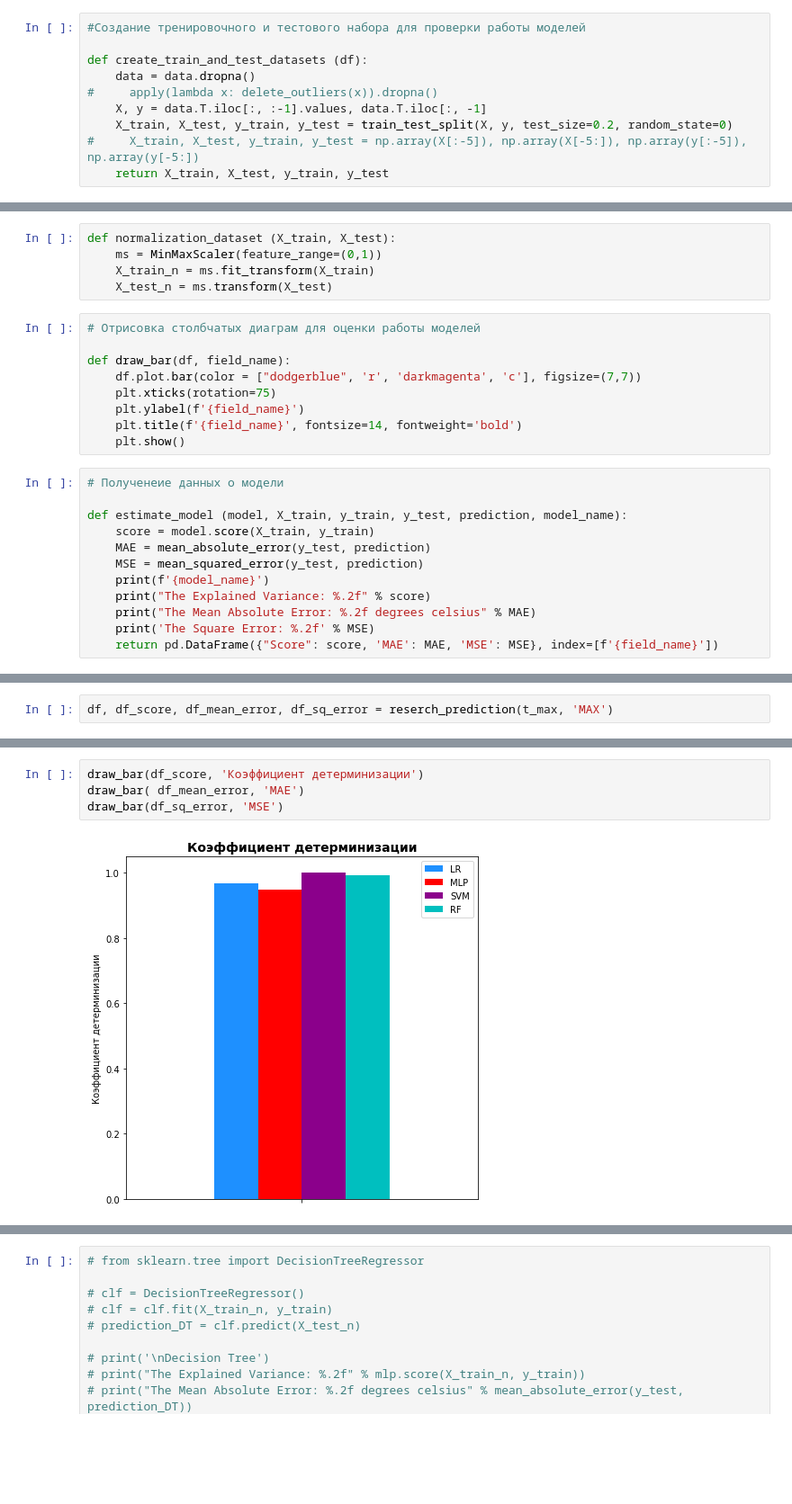
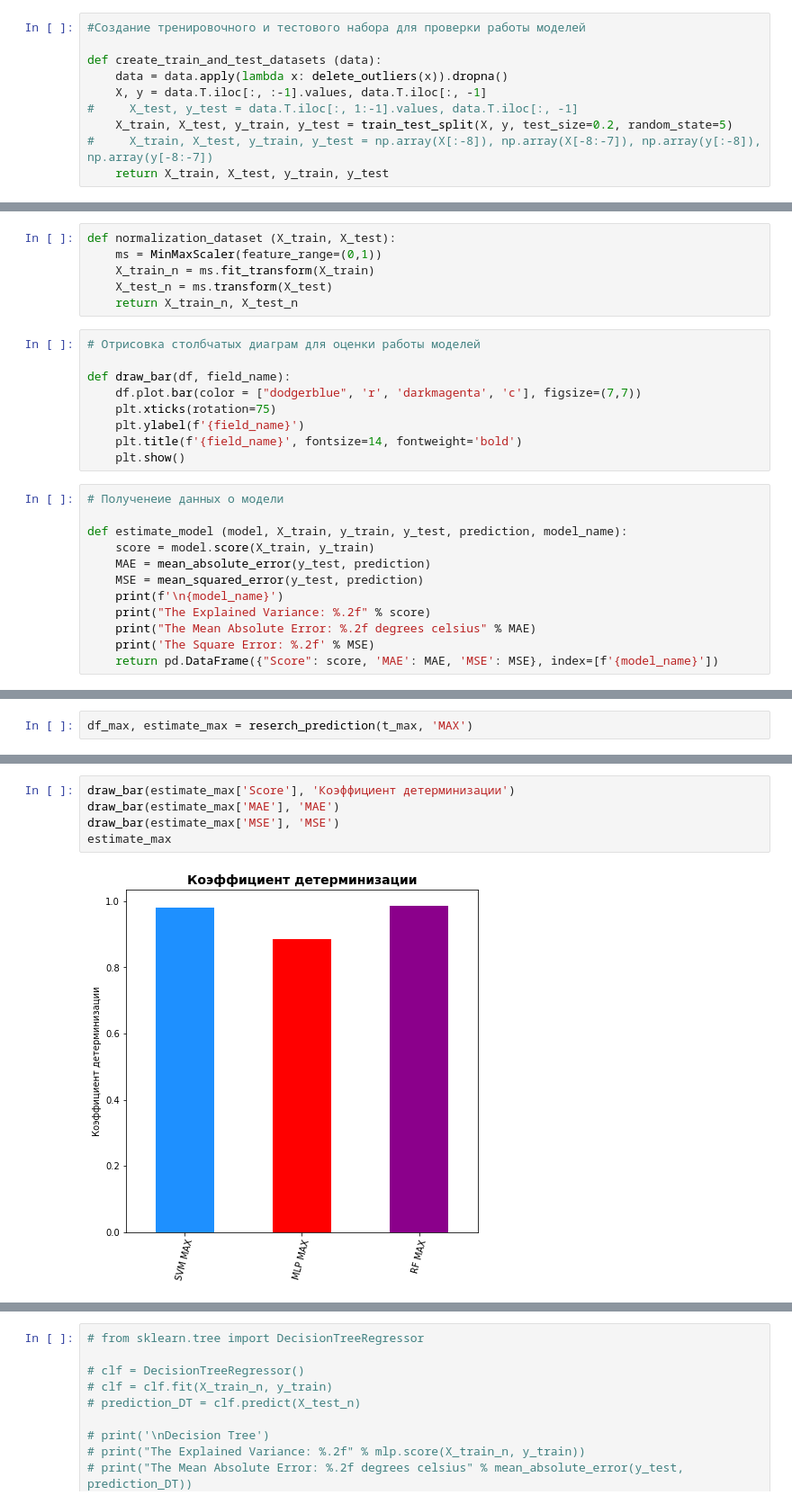
Before and after one commit to MariyaBuzdina/Weather-prediction, a Jupyter notebook: Untitled.ipynb, the cells around one changed output, grey strips where cells are left out. Shown at 90% size. Drawn from its saved outputs; the diff is of its cells as text; blank space fills up the shorter version.

```diff
--- a/Untitled.ipynb
+++ b/Untitled.ipynb
@@ -131,12 +133,12 @@ draw_box_plot(t_min['03-26'], 'TMIN')
 # %%
 #Создание тренировочного и тестового набора для проверки работы моделей
 
-def create_train_and_test_datasets (df):
-    data = data.dropna()
-#     apply(lambda x: delete_outliers(x)).dropna()
+def create_train_and_test_datasets (data):
+    data = data.apply(lambda x: delete_outliers(x)).dropna()
     X, y = data.T.iloc[:, :-1].values, data.T.iloc[:, -1]
-    X_train, X_test, y_train, y_test = train_test_split(X, y, test_size=0.2, random_state=0)
-#     X_train, X_test, y_train, y_test = np.array(X[:-5]), np.array(X[-5:]), np.array(y[:-5]), np.array(y[-5:])
+#     X_test, y_test = data.T.iloc[:, 1:-1].values, data.T.iloc[:, -1]
+    X_train, X_test, y_train, y_test = train_test_split(X, y, test_size=0.2, random_state=5)
+#     X_train, X_test, y_train, y_test = np.array(X[:-8]), np.array(X[-8:-7]), np.array(y[:-8]), np.array(y[-8:-7])
     return X_train, X_test, y_train, y_test
 # %%
 # Стандартизация datasets для использования в моеделях
@@ -151,6 +153,7 @@ def normalization_dataset (X_train, X_test):
     ms = MinMaxScaler(feature_range=(0,1))
     X_train_n = ms.fit_transform(X_train)
     X_test_n = ms.transform(X_test)
+    return X_train_n, X_test_n
 # %%
 # Отрисовка столбчатых диаграм для оценки работы моделей
 
@@ -167,8 +170,8 @@ def estimate_model (model, X_train, y_train, y_test, prediction, model_name):
     score = model.score(X_train, y_train)
     MAE = mean_absolute_error(y_test, prediction)
     MSE = mean_squared_error(y_test, prediction)
-    print(f'{model_name}')
+    print(f'\n{model_name}')
     print("The Explained Variance: %.2f" % score)
     print("The Mean Absolute Error: %.2f degrees celsius" % MAE)
     print('The Square Error: %.2f' % MSE)
-    return pd.DataFrame({"Score": score, 'MAE': MAE, 'MSE': MSE}, index=[f'{field_name}'])
+    return pd.DataFrame({"Score": score, 'MAE': MAE, 'MSE': MSE}, index=[f'{model_name}'])
@@ -272,3 +243,3 @@ def reserch_prediction(data, field_name):
 # %%
-df, df_score, df_mean_error, df_sq_error = reserch_prediction(t_max, 'MAX')
+df_max, estimate_max = reserch_prediction(t_max, 'MAX')
 # %% [output]
@@ -295,6 +261,7 @@ The Square Error: 8.05
 # %%
-draw_bar(df_score, 'Коэффициент детерминизации')
-draw_bar( df_mean_error, 'MAE')
-draw_bar(df_sq_error, 'MSE')
+draw_bar(estimate_max['Score'], 'Коэффициент детерминизации')
+draw_bar(estimate_max['MAE'], 'MAE')
+draw_bar(estimate_max['MSE'], 'MSE')
+estimate_max
 # %% [output]
-[figure, old version]
+[figure, new version]
```
Also changed, not shown: parts of 30 cells of this notebook.
